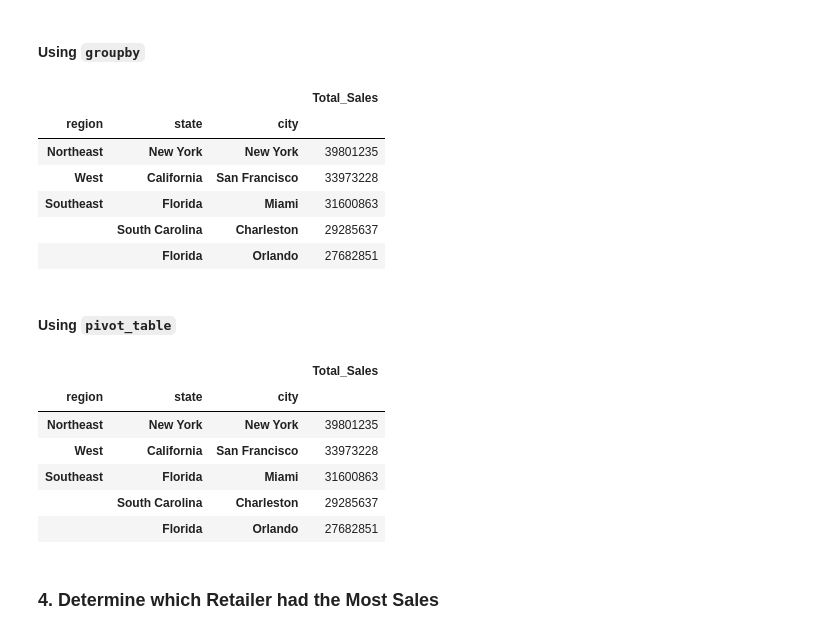
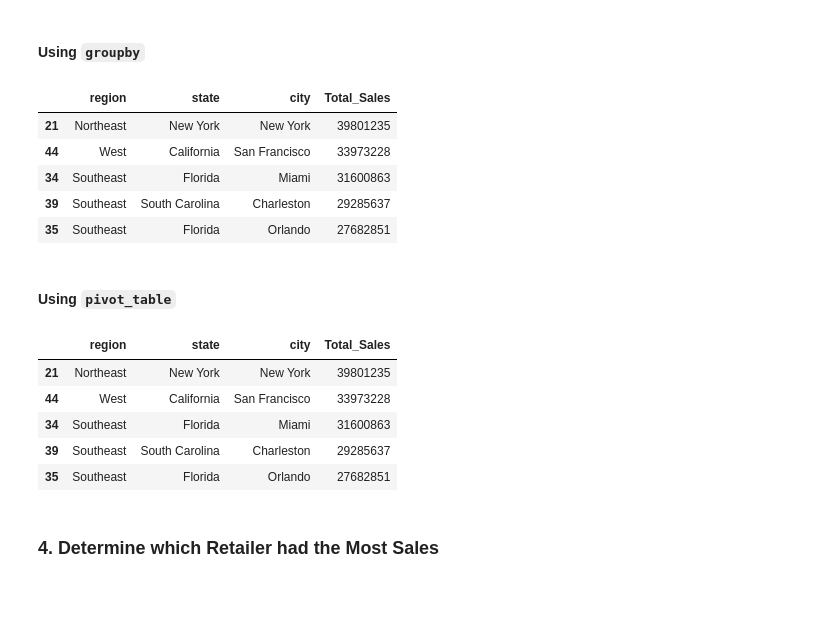
Before and after one commit to cscheese/athletic_sales_analysis, a Jupyter notebook: athletic_sales_analysis.ipynb, the cells around one changed output. Saved outputs shown, nothing was run; the diff lists cells and outputs as text; code cells hidden in the pictures; blank space fills up the shorter version.

```diff
--- a/athletic_sales_analysis.ipynb
+++ b/athletic_sales_analysis.ipynb
@@ -101,8 +101,11 @@ memory usage: 782.6+ KB
 # %% [markdown]
 #### Combine the sales data by rows.
 # %%
-# Combine the 2020 and 2021 sales DataFrames on the rows and reset the index.
-combined_sales = pd.concat([sales_2020, sales_2021], ignore_index = True)
+# Combine the 2020 and 2021 sales DataFrames using an inner join and reset the index.
+combined_sales = pd.concat([sales_2020, sales_2021], axis=0, join='inner', ignore_index=True)
+combined_sales.reset_index(drop=True, inplace=True)
+
+# Display the first 5 rows and last 5 rows of the combined DataFrame.
 display(combined_sales.head(5))
 display(combined_sales.tail(5))
 # %% [output]
@@ -240,39 +248,42 @@ top_5_results.head()
 #### Using `groupby`
 # %%
 # Show the total sales for the products sold for each region, state, and city.
+sales_region_state_city = combined_sales.groupby(['region', 'state','city'])['total_sales'].sum().reset_index()
+
 # Rename the "total_sales" column to "Total Sales"
-total_sales_region_state_city =
+sales_region_state_city.rename(columns={'total_sales': 'Total_Sales'}, inplace=True)
 
-total_sales
+total_sales_region_state_city = sales_region_state_city.sort_values(by='Total_Sales', ascending=False)
 
 # Show the top 5 results.
 total_sales_region_state_city.head(5)
 # %% [output]
-|  |  |  | Total_Sales |
-| region | state | city |  |
-| Northeast | New York | New York | 39801235 |
-| West | California | San Francisco | 33973228 |
-| Southeast | Florida | Miami | 31600863 |
-|  | South Carolina | Charleston | 29285637 |
-|  | Florida | Orlando | 27682851 |
+|  | region | state | city | Total_Sales |
+| 21 | Northeast | New York | New York | 39801235 |
+| 44 | West | California | San Francisco | 33973228 |
+| 34 | Southeast | Florida | Miami | 31600863 |
+| 39 | Southeast | South Carolina | Charleston | 29285637 |
+| 35 | Southeast | Florida | Orlando | 27682851 |
 # %% [markdown]
 #### Using `pivot_table`
 # %%
 # Show the total sales for the products sold for each region, state, and city.
+sales_region_state_city = combined_sales.groupby(['region', 'state','city'])['total_sales'].sum().reset_index()
 
+# Rename the "total_sales" column to "Total Sales"
+sales_region_state_city.rename(columns={'total_sales': 'Total_Sales'}, inplace=True)
 
-# Optional: Rename the "total_sales" column to "Total Sales"
-
+total_sales_region_state_city = sales_region_state_city.sort_values(by='Total_Sales', ascending=False)
 
 # Show the top 5 results.
+total_sales_region_state_city.head(5)
 # %% [output]
-|  |  |  | Total_Sales |
-| region | state | city |  |
-| Northeast | New York | New York | 39801235 |
-| West | California | San Francisco | 33973228 |
-| Southeast | Florida | Miami | 31600863 |
-|  | South Carolina | Charleston | 29285637 |
-|  | Florida | Orlando | 27682851 |
+|  | region | state | city | Total_Sales |
+| 21 | Northeast | New York | New York | 39801235 |
+| 44 | West | California | San Francisco | 33973228 |
+| 34 | Southeast | Florida | Miami | 31600863 |
+| 39 | Southeast | South Carolina | Charleston | 29285637 |
+| 35 | Southeast | Florida | Orlando | 27682851 |
 # %% [markdown]
 ### 4. Determine which Retailer had the Most Sales
 # %% [markdown]
```
Also changed, not shown: parts of 16 cells of this notebook, 1 other file.
